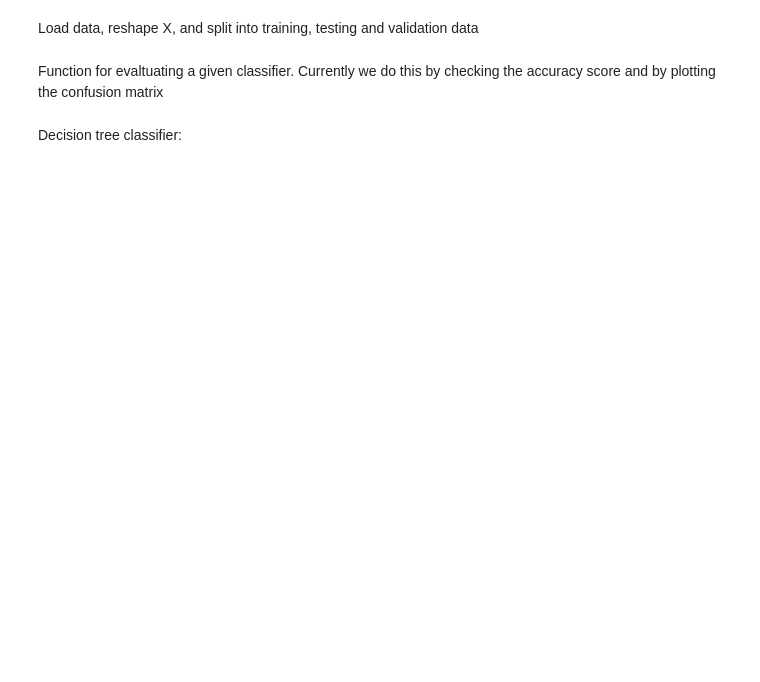
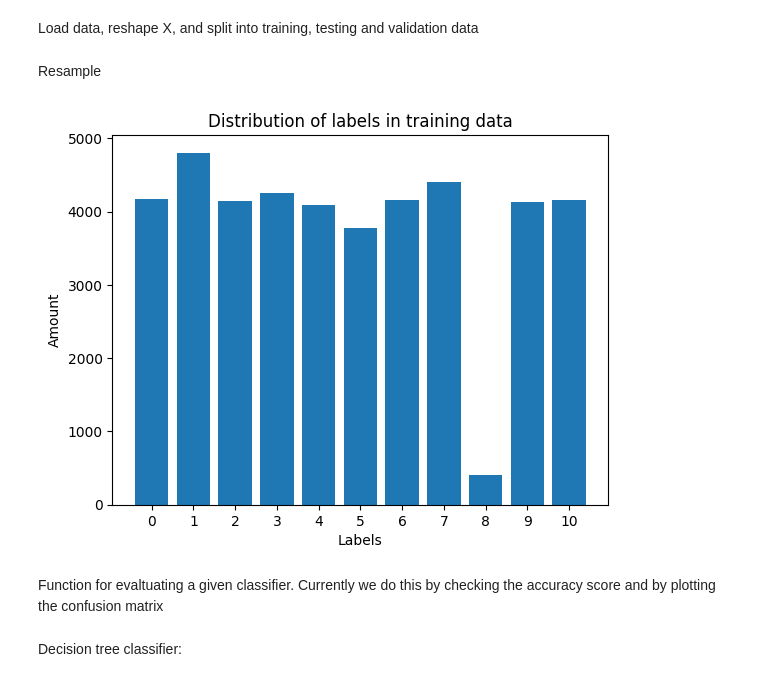
Before and after one commit to SigurdTorsnes/Digit-recognizer, a Jupyter notebook: model_selection.ipynb, the cells around one changed output. Cells and saved outputs as stored; diff of their text form; code cells hidden in the pictures; blank space fills up the shorter version.

```diff
--- a/model_selection.ipynb
+++ b/model_selection.ipynb
@@ -14,11 +18,53 @@ Load data, reshape X, and split into training, testing and validation data
 y = np.load('MNIST-labels.npy')
 X = np.load('MNIST-images.npy')
 
-X = np.where(X<200,0,X) # replace noise in data with 0
+X = np.where(X<175,0,X) # replace noise in data with 0
 X= X.reshape(X.shape[0], 576) #transform to vector
-X_train,X_test_val,y_train,y_test_val = train_test_split(X, y, test_size=0.2, random_state = 42)
+
+center_function = lambda x: x - x.mean()
+X = center_function(X) # center the data
+pca = PCA(n_components=75)
+X = pca.fit_transform(X)
+
+X_train,X_test_val,y_train,y_test_val = train_test_split(X, y, test_size=0.3, random_state = 42)
 X_test,X_val,y_test,y_val = train_test_split(X_test_val, y_test_val, test_size=0.5, random_state = 42)
 
-accuracy_df = pd.DataFrame(columns=['Classifier','Accuracy score'])
+potential_models = pd.DataFrame(columns=['Classifier name','Accuracy score','F1 score','Classifier object'])
+# %% [markdown]
+Resample
+# %%
+#create two different dataframe of majority and minority class
+X_majority = X_train[(y_train==3)]
+X_minority = X_train[(y_train==8)]
+
+X_remaining = X_train[(y_train!=3)]
+y_remaining = y_train[(y_train!=3)]
+
+# X_remaining = X_remaining[(y_remaining!=8)]
+# y_remaining = y_remaining[(y_remaining!=8)]
+
+average_amount = len(y_remaining)//9 # We create this so we can resample to the average amount of occorences of labels
+# X_minority_upsampled = resample(X_minority, replace=True, n_samples= average_amount, random_state=42)
+X_majority_downsampled = resample(X_majority, replace=True, n_samples= average_amount, random_state=42)
+y_majority_downsampled = np.full(X_majority_downsampled.shape[0],3,dtype='int64')
+# y_minority_upsampled = np.full(X_minority_upsampled.shape[0],8,dtype='int64')
+
+# X_train= np.concatenate([X_remaining, X_minority_upsampled,X_majority_downsampled])
+# y_train= np.concatenate([y_remaining, y_minority_upsampled,y_majority_downsampled])
+
+X_train= np.concatenate([X_remaining, X_majority_downsampled])
+y_train= np.concatenate([y_remaining, y_majority_downsampled])
+
+rg = np.arange(0,11)
+labels = pd.DataFrame(y_train).value_counts().sort_index().values
+fig = plt.figure()
+plt.xticks(rg)
+plt.bar(rg,labels) # Using bar because histogram combined columns 9 and 10
+plt.title('Distribution of labels in training data')
+plt.xlabel('Labels')
+plt.ylabel('Amount')
+plt.show()
+# %% [output]
+[figure, added]
 # %% [markdown]
 Function for evaltuating a given classifier. Currently we do this by checking the accuracy score and by plotting the confusion matrix
```
Also changed, not shown: parts of 8 cells of this notebook, 1 other file.
